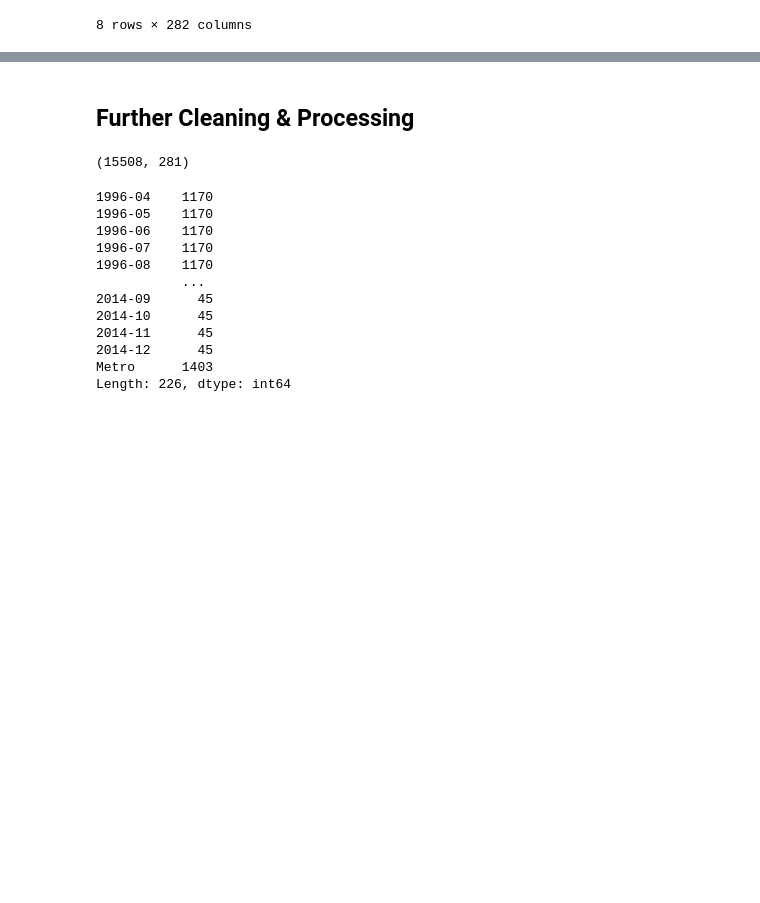
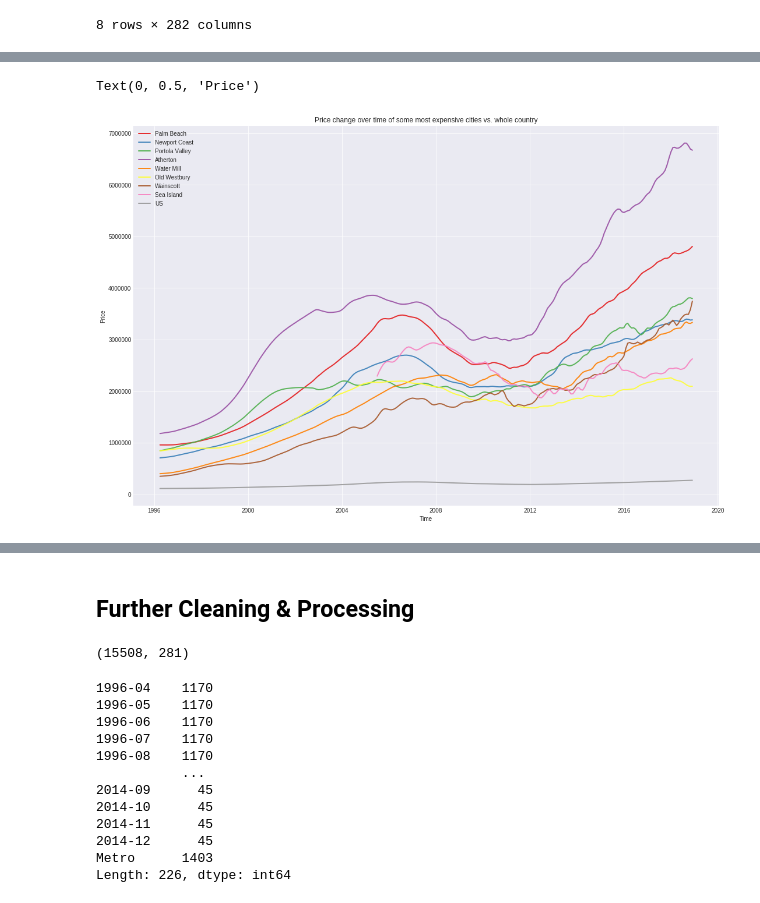
Before and after one commit to psylanrex/notebooks, a Jupyter notebook: re_main.ipynb, the cells around one changed output, grey strips where cells are left out. Saved outputs shown, nothing was run; the diff lists cells and outputs as text; code cells hidden in the pictures; blank space fills up the shorter version.

```diff
--- a/re_main.ipynb
+++ b/re_main.ipynb
@@ -342,3 +344,6 @@ top_cities_df
 | 14526 | 14526 | 62320 | 11975 | Wainscott | NY | New York-Newark-Jersey City | Suffolk | 14527 | 349500.0 | 352100.0 | ... |
 | 15405 | 15405 | 71578 | 31561 | Sea Island | GA | Brunswick | Glynn | 15406 | NaN | NaN | ... |
 8 rows × 282 columns
+# %%
+top_cities_df.drop(columns=['Unnamed: 0', 'RegionID', 'ZipCode','State', 'Metro', 'County', 'SizeRank', 'mean_price'], inplace=True)
+top_cities_df
@@ -344,0 +365,10 @@ top_cities_df
+# %%
+us_row_avg_price_by_time_city = us_row_avg_price_by_time.copy()
+us_row_avg_price_by_time_city.rename(columns={'State': 'City'}, inplace=True)
+house_price_top_cities_v_us = top_cities_df.append(us_row_avg_price_by_time_city)
+house_price_top_cities_v_us.set_index('City', inplace=True)
+house_price_top_cities_v_us = house_price_top_cities_v_us.transpose()
+house_price_top_cities_v_us.reset_index(inplace=True)
+house_price_top_cities_v_us.rename(columns={'index': 'Time'}, inplace=True)
+house_price_top_cities_v_us['Time'] = pd.to_datetime(house_price_top_cities_v_us['Time'])
+house_price_top_cities_v_us.head()
@@ -344,0 +389,19 @@ top_cities_df
+# %%
+fig, ax = plt.subplots(figsize=(18,12))
+palette = plt.get_cmap('Set1')
+n = 0
+
+for col in house_price_top_cities_v_us.drop('Time', axis=1):
+  plt.plot(house_price_top_cities_v_us['Time'], house_price_top_cities_v_us[col], marker='', color=palette(n), linewidth=2, alpha=0.9, label=col)
+  n += 1
+
+plt.legend(loc=2)
+
+#plt.text(x=0.2, y=0.2, s='US', horizontalalignment='left', size='small', color='orange')
+
+plt.title("Price change over time of some most expensive cities vs. whole country", loc='center', fontsize=12, fontweight=0)
+plt.xlabel("Time")
+plt.ylabel("Price")
+# %% [output]
+Text(0, 0.5, 'Price')
+[figure, added]
```
Also changed, not shown: parts of 11 cells of this notebook.
